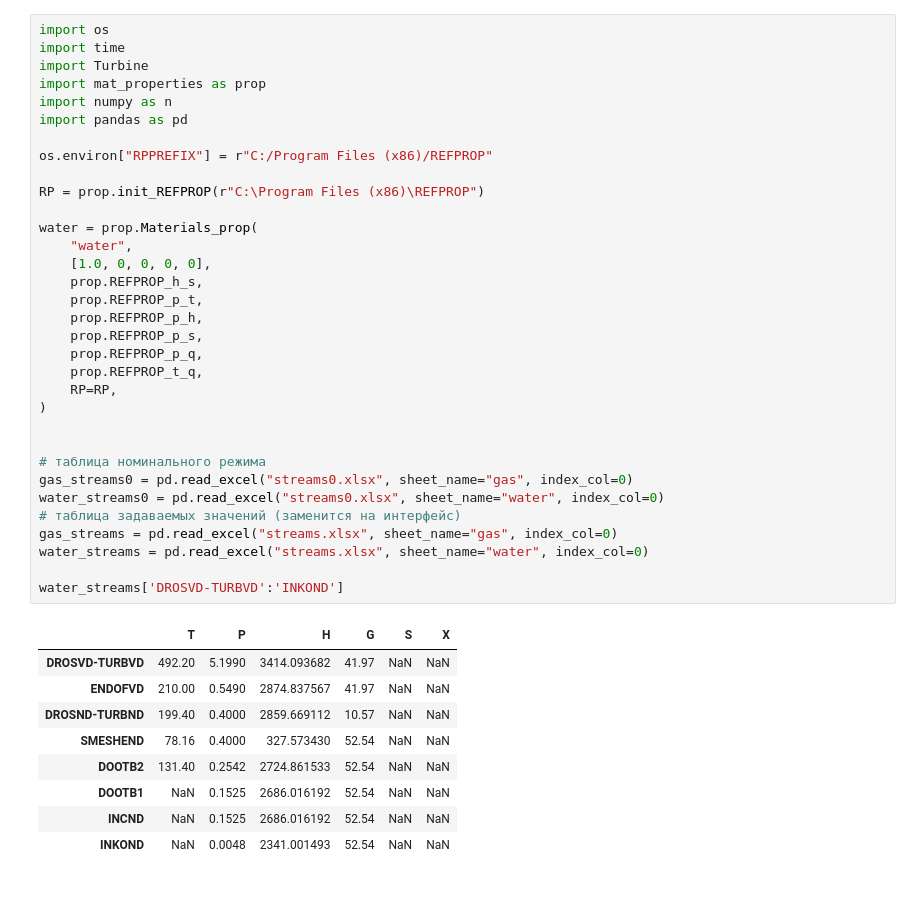
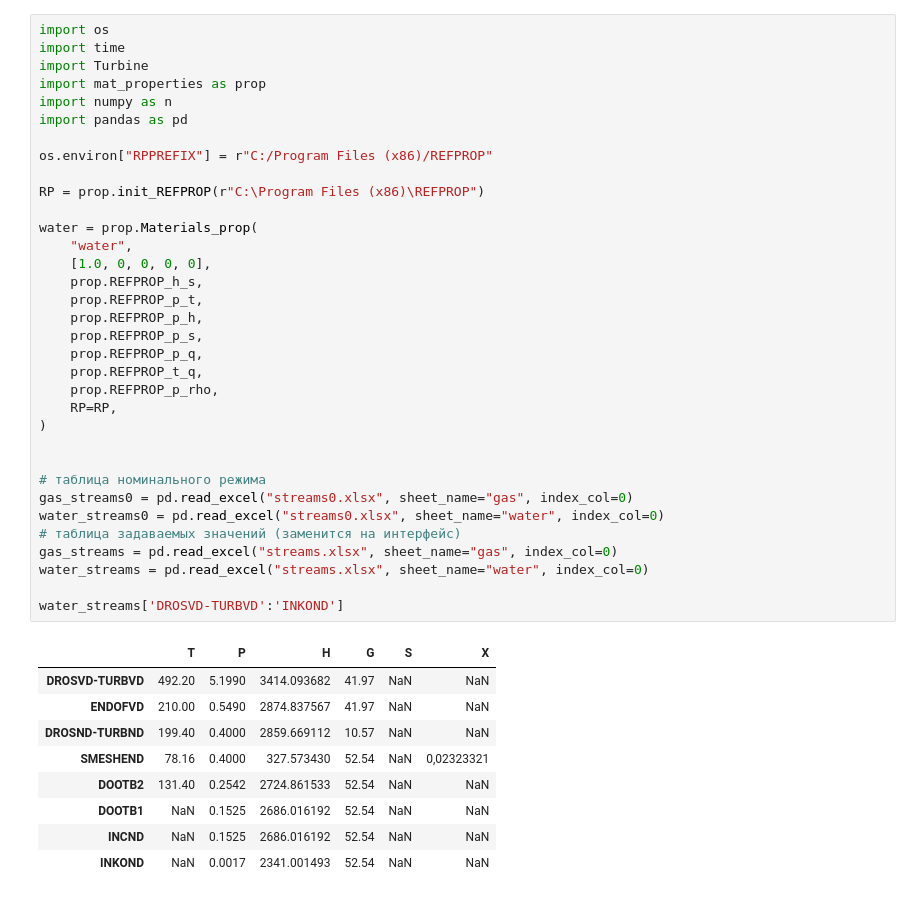
Before and after one commit to maksimovia/GZ, a Jupyter notebook: turbine raschet.ipynb, the cells around one changed output. Saved outputs shown, nothing was run; the diff lists cells and outputs as text.

```diff
--- a/turbine raschet.ipynb
+++ b/turbine raschet.ipynb
@@ -9,38 +9,39 @@ import pandas as pd
 os.environ["RPPREFIX"] = r"C:/Program Files (x86)/REFPROP"
 
 RP = prop.init_REFPROP(r"C:\Program Files (x86)\REFPROP")
 
 water = prop.Materials_prop(
     "water",
     [1.0, 0, 0, 0, 0],
     prop.REFPROP_h_s,
     prop.REFPROP_p_t,
     prop.REFPROP_p_h,
     prop.REFPROP_p_s,
     prop.REFPROP_p_q,
     prop.REFPROP_t_q,
+    prop.REFPROP_p_rho,
     RP=RP,
 )
 
 
 # таблица номинального режима
 gas_streams0 = pd.read_excel("streams0.xlsx", sheet_name="gas", index_col=0)
 water_streams0 = pd.read_excel("streams0.xlsx", sheet_name="water", index_col=0)
 # таблица задаваемых значений (заменится на интерфейс)
 gas_streams = pd.read_excel("streams.xlsx", sheet_name="gas", index_col=0)
 water_streams = pd.read_excel("streams.xlsx", sheet_name="water", index_col=0)
 
 water_streams['DROSVD-TURBVD':'INKOND']
 # %% [output]
 |  | T | P | H | G | S | X |
 | DROSVD-TURBVD | 492.20 | 5.1990 | 3414.093682 | 41.97 | NaN | NaN |
 | ENDOFVD | 210.00 | 0.5490 | 2874.837567 | 41.97 | NaN | NaN |
 | DROSND-TURBND | 199.40 | 0.4000 | 2859.669112 | 10.57 | NaN | NaN |
-| SMESHEND | 78.16 | 0.4000 | 327.573430 | 52.54 | NaN | NaN |
+| SMESHEND | 78.16 | 0.4000 | 327.573430 | 52.54 | NaN | 0,02323321 |
 | DOOTB2 | 131.40 | 0.2542 | 2724.861533 | 52.54 | NaN | NaN |
 | DOOTB1 | NaN | 0.1525 | 2686.016192 | 52.54 | NaN | NaN |
 | INCND | NaN | 0.1525 | 2686.016192 | 52.54 | NaN | NaN |
-| INKOND | NaN | 0.0048 | 2341.001493 | 52.54 | NaN | NaN |
+| INKOND | NaN | 0.0017 | 2341.001493 | 52.54 | NaN | NaN |
 # %%
 calctolerance = 10**-3
 calcmethod = "hybr"
```
Also changed, not shown: parts of 5 cells of this notebook, 10 other files.
